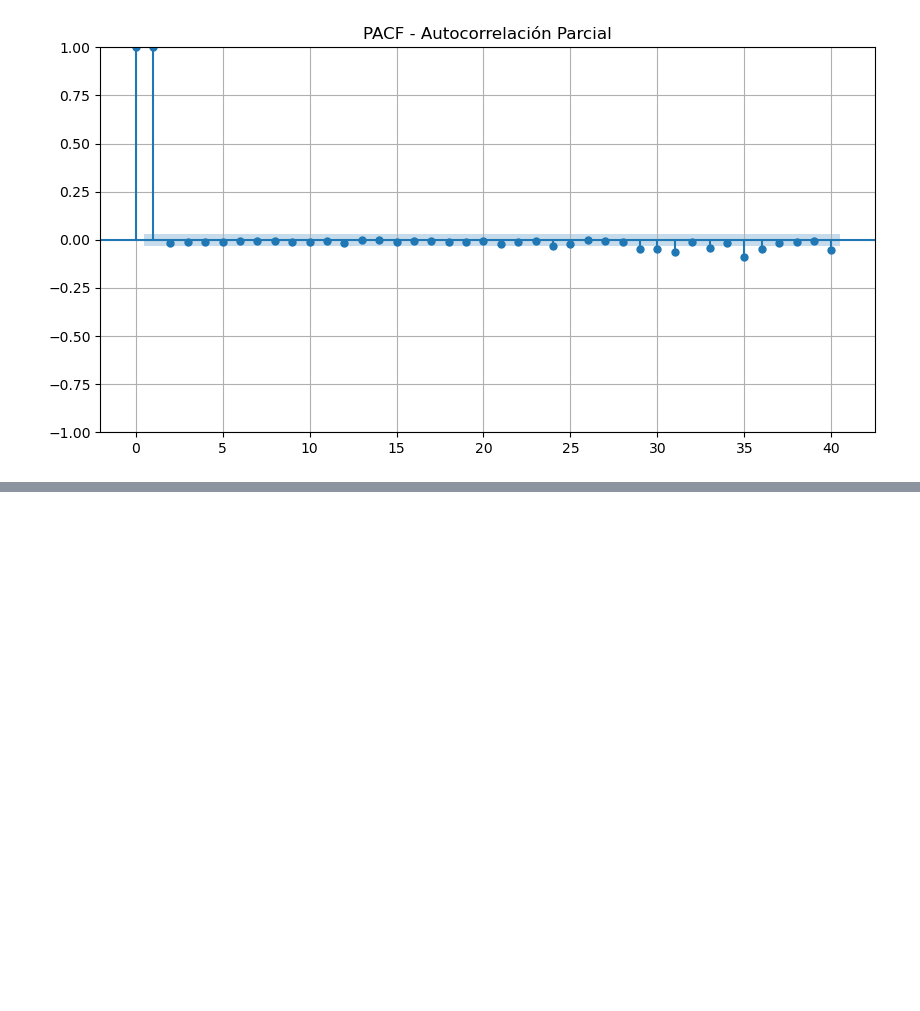
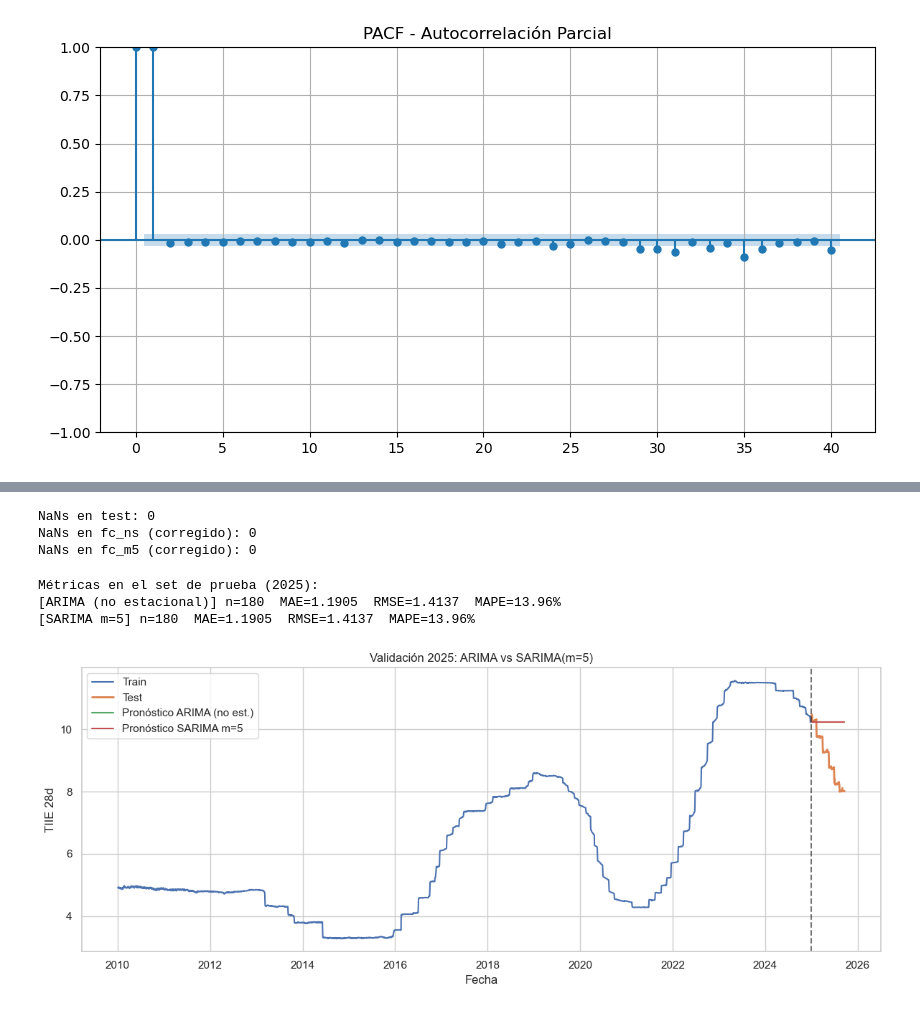
Before and after one commit to maxaguayo01/TIIE_28, a Jupyter notebook: TIIE_28dias.ipynb, the cells around one changed output, grey strips where cells are left out. Drawn from its saved outputs; the diff is of its cells as text; code cells hidden in the pictures; blank space fills up the shorter version.

```diff
--- a/TIIE_28dias.ipynb
+++ b/TIIE_28dias.ipynb
@@ -287,0 +401,19 @@ plt.show()
+# %%
+# 2) SARIMA con m=5 (patrón semanal hábil)
+model_m5 = auto_arima(
+    train,
+    start_p=0, max_p=3,
+    start_q=0, max_q=3,
+    d=1,
+    seasonal=True, m=5,
+    start_P=0, max_P=2,
+    start_Q=0, max_Q=2,
+    D=0,  # si luego ves estacionalidad clara, se puede probar D=1
+    information_criterion="bic",
+    stepwise=True,
+    suppress_warnings=True,
+    with_intercept=True,
+)
+
+print("\n>>> Mejor modelo estacional m=5")
+print(model_m5.summary())
@@ -287,0 +455,40 @@ plt.show()
+# %%
+# Pronósticos para el periodo de test
+# --- Pronósticos con padding y recorte al índice de test ---
+h = len(test)
+h_pad = h + 200  # pedimos 200 pasos extra para cubrir NaNs iniciales que puedan aparecer
+
+fc_ns_full = pd.Series(model_ns.predict(n_periods=h_pad))
+fc_m5_full = pd.Series(model_m5.predict(n_periods=h_pad))
+
+# Tomamos exactamente los últimos 'h' valores y los alineamos al índice de test
+fc_ns = pd.Series(fc_ns_full.values[-h:], index=test.index)
+fc_m5 = pd.Series(fc_m5_full.values[-h:], index=test.index)
+
+print("NaNs en test:", int(test.isna().sum()))
+print("NaNs en fc_ns (corregido):", int(fc_ns.isna().sum()))
+print("NaNs en fc_m5 (corregido):", int(fc_m5.isna().sum()))
+# %% [output]
+NaNs en test: 0
+NaNs en fc_ns (corregido): 0
+NaNs en fc_m5 (corregido): 0
+# %%
+print("\nMétricas en el set de prueba (2025):")
+m_ns  = eval_forecast_safe(test, fc_ns, "ARIMA (no estacional)")
+m_m5  = eval_forecast_safe(test, fc_m5, "SARIMA m=5")
+# %% [output]
+Métricas en el set de prueba (2025):
+[ARIMA (no estacional)] n=180  MAE=1.1905  RMSE=1.4137  MAPE=13.96%
+[SARIMA m=5] n=180  MAE=1.1905  RMSE=1.4137  MAPE=13.96%
+# %%
+plt.figure(figsize=(12,5))
+plt.plot(train, label="Train")
+plt.plot(test, label="Test", linewidth=2)
+plt.plot(fc_ns, label="Pronóstico ARIMA (no est.)")
+plt.plot(fc_m5, label="Pronóstico SARIMA m=5")
+plt.axvline(pd.to_datetime('2024-12-31'), color="k", ls="--", alpha=0.6)
+plt.title("Validación 2025: ARIMA vs SARIMA(m=5)")
+plt.xlabel("Fecha"); plt.ylabel("TIIE 28d")
+plt.legend(); plt.tight_layout(); plt.show()
+# %% [output]
+[figure, added]
```
Also changed, not shown: parts of 12 cells of this notebook.
